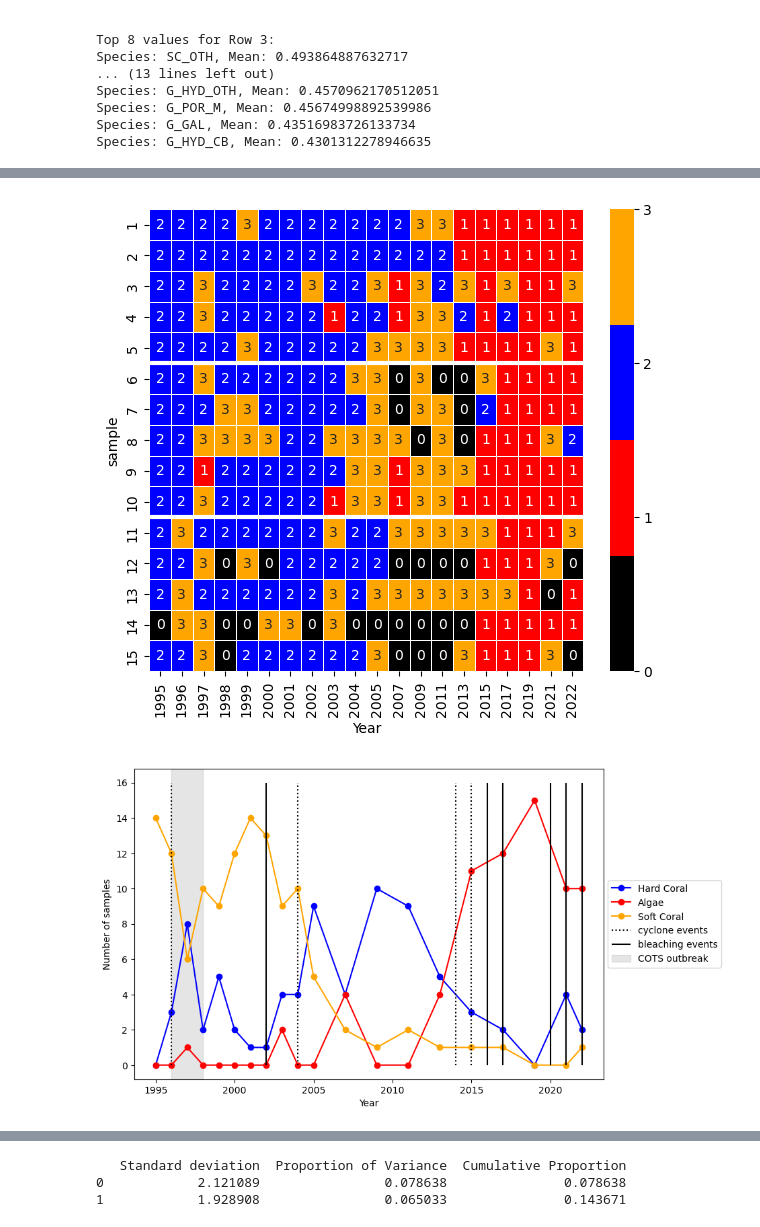
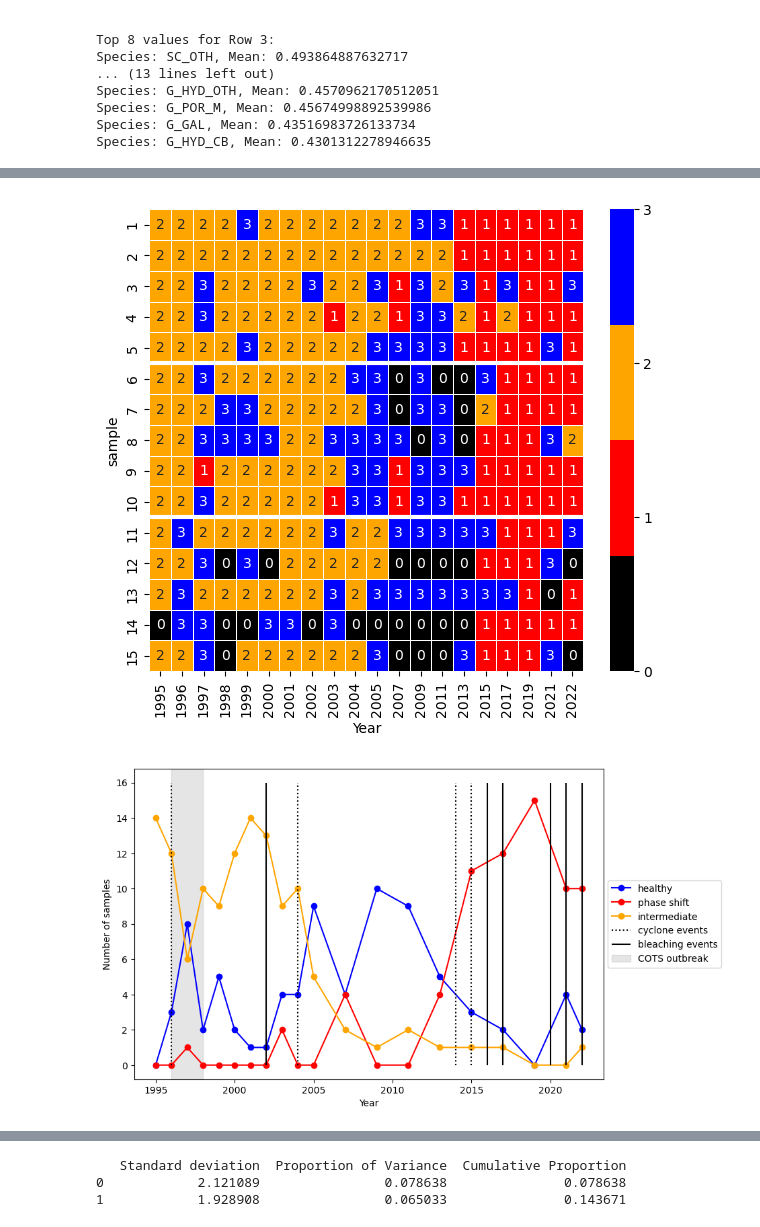
Before and after one commit to K-Whit/Lizard-project, a Jupyter notebook: Species composition Lizard Island.ipynb, the cells around one changed output, grey strips where cells are left out. Saved outputs shown, nothing was run; the diff lists cells and outputs as text; code cells hidden in the pictures.

```diff
--- a/Species composition Lizard Island.ipynb
+++ b/Species composition Lizard Island.ipynb
@@ -239,33 +238,33 @@ fac_with_clusters['sample'] = fac_with_clusters['sample'].replace({'11': '1', '1
 fac_with_clusters['sample'] = fac_with_clusters['sample'].astype(int)
 # %%
 # Mapping cluster values to colors
-cluster_colors = {0: 'black', 1: 'red', 2: 'blue', 3: 'orange'}
+cluster_colors = {0: 'black', 1: 'red', 2: 'orange', 3: 'blue'}
 
 # Create a custom colormap using the specified colors
 cluster_cmap = sns.color_palette([cluster_colors[i] for i in sorted(cluster_colors.keys())])
 
 heatmap_data = fac_with_clusters.pivot(index='sample', columns='Year', values='Cluster')
 heatmap_data = heatmap_data.fillna(0)  # Fill NaN with 0 and convert to int
 
 # Convert the entire DataFrame to integer type
 heatmap_data = heatmap_data.astype(int)
 
 plt.figure(figsize=(7, 6))
 
 # Use the custom colormap to assign colors to each category in 'Cluster'
 sns.heatmap(heatmap_data, annot=True, fmt='g', linewidths=0.5, cmap=cluster_cmap, vmin=0, vmax=3,
             cbar_kws={'ticks': range(heatmap_data.min().min(), heatmap_data.max().max() + 1)})
 
 # Add horizontal lines between rows 5 and 6, and rows 10 and 11
 plt.axhline(5, color='white', linewidth=3)
 plt.axhline(10, color='white', linewidth=3)
 
 # Save the plot as a JPEG file
 plt.savefig('3heatmap_yr_sample_cluster.jpg', bbox_inches='tight')
 
 plt.show()
 # %% [output]
-[figure, old version]
+[figure, new version]
 # %%
 # Group the data by 'Year' and 'Cluster' and count the frequency
 Cluster_freq = fac_with_clusters.groupby(['Year', 'Cluster']).size().unstack(fill_value=0)
@@ -277,15 +276,14 @@ Cluster_freq
 # Reset 'Year' from index to a regular column
 Cluster_freq = Cluster_freq.reset_index()
 # %%
-# Create a stacked area plot for specific clusters (2, 5, and 7)
-#selected_clusters = [1, 2, 3]
+# Create a stacked area plot for specific clusters
 # Define colors
-colors = {'algae': 'red', 'soft coral & other': 'orange', 'hard coral': 'blue'}
+colors = {'phase shift': 'red', 'intermediate': 'orange', 'healthy': 'blue'}
 
 plt.figure(figsize=(9, 6))
-plt.plot(Cluster_freq['Year'], Cluster_freq['hard coral'], label='Hard Coral', color='blue', marker='o')
-plt.plot(Cluster_freq['Year'], Cluster_freq['algae'], label='Algae', color='red', marker='o')
-plt.plot(Cluster_freq['Year'], Cluster_freq['soft coral & other'], label='Soft Coral', color='orange', marker='o')
+plt.plot(Cluster_freq['Year'], Cluster_freq['healthy'], label='healthy', color='blue', marker='o')
+plt.plot(Cluster_freq['Year'], Cluster_freq['phase shift'], label='phase shift', color='red', marker='o')
+plt.plot(Cluster_freq['Year'], Cluster_freq['intermediate'], label='intermediate', color='orange', marker='o')
 
 # multiple lines with varying ymin and ymax
 plt.vlines(x=[1996, 2004, 2014, 2015], ymin=0, ymax=16,
@@ -311,7 +309,7 @@ plt.savefig('Frequency_of_clusters_main3.jpg', bbox_inches='tight')
 
 plt.show()
 # %% [output]
-[figure, old version]
+[figure, new version]
 # %%
 # Stacked bar plot
 fig, ax = plt.subplots()
```
Also changed, not shown: parts of 14 cells of this notebook, 1 other file.
